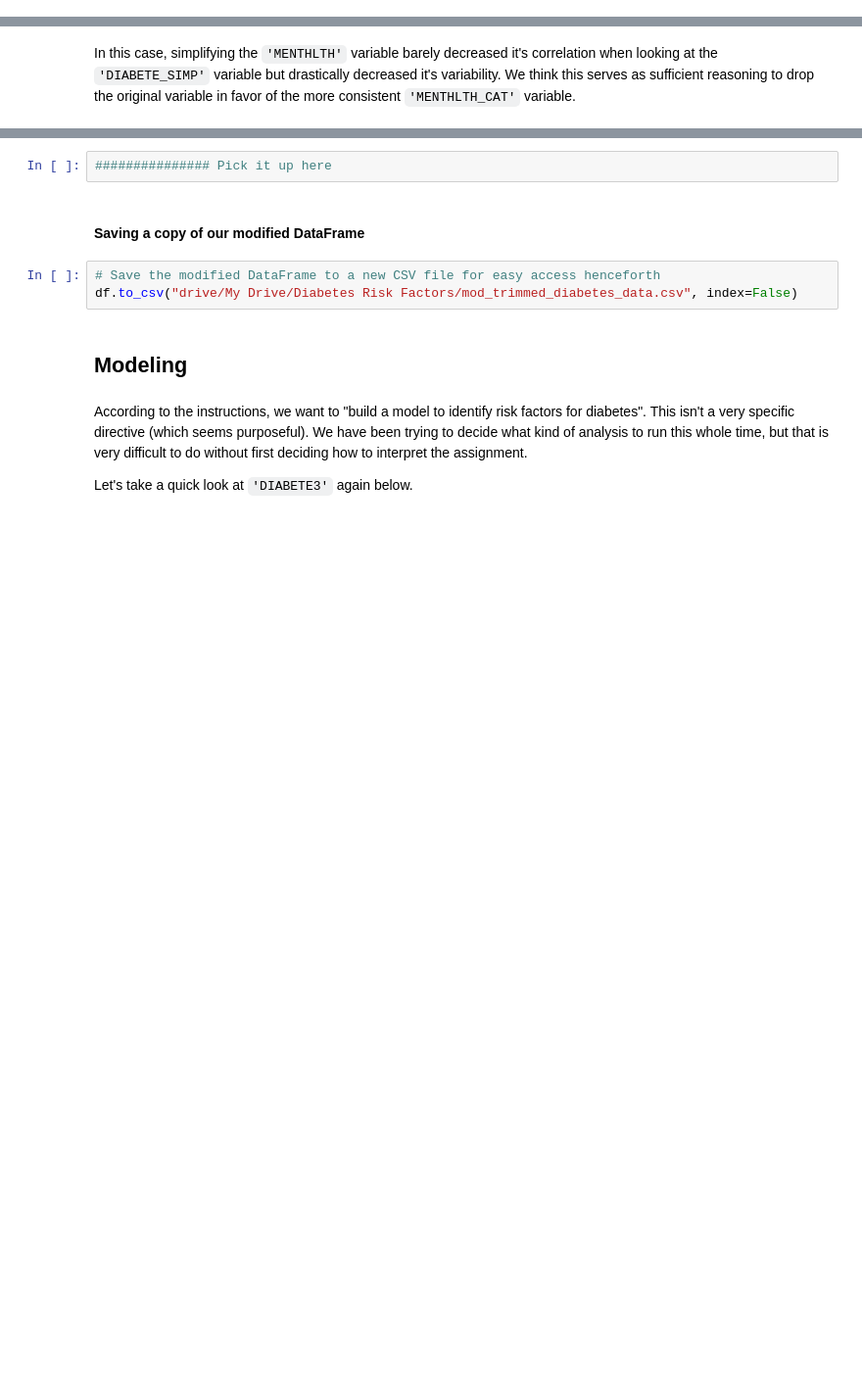
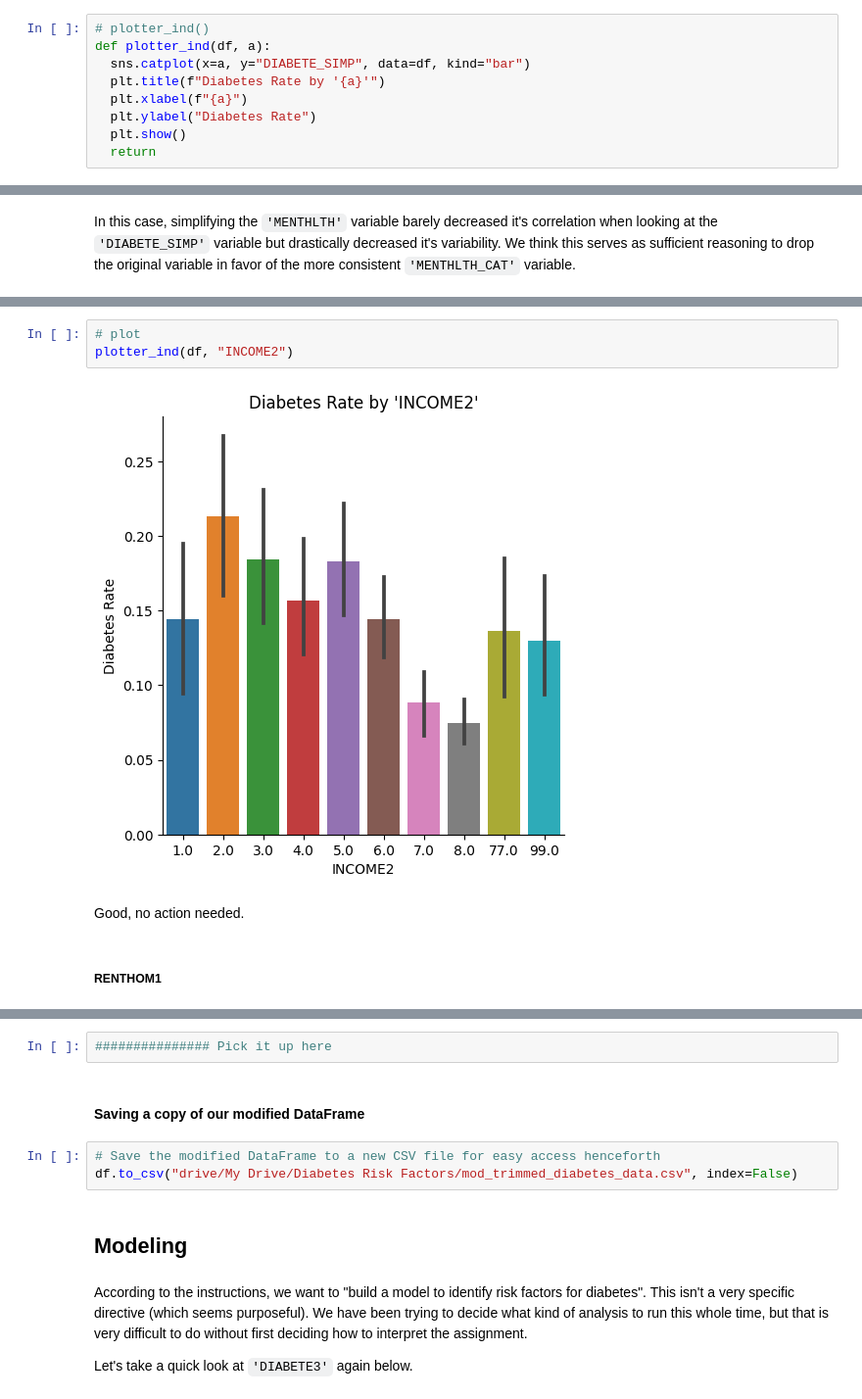
Before and after one commit to Chachi36/Diabetes-Factors-Demo-Notebook, a Jupyter notebook: Diabetes_Risk_Notebook.ipynb, the cells around one changed output, grey strips where cells are left out. Shown at 98% size. Cells and saved outputs as stored; diff of their text form; blank space fills up the shorter version.

```diff
--- a/Diabetes_Risk_Notebook.ipynb
+++ b/Diabetes_Risk_Notebook.ipynb
@@ -127,6 +127,15 @@ def give_counts(df, var):
   print(f"The number of people who did not answer for '{var}' is {count_a}.")
   print(f"The total number of entries is {len(df[var])}.")
   return
+# %%
+# plotter_ind()
+def plotter_ind(df, a):
+  sns.catplot(x=a, y="DIABETE_SIMP", data=df, kind="bar")
+  plt.title(f"Diabetes Rate by '{a}'")
+  plt.xlabel(f"{a}")
+  plt.ylabel("Diabetes Rate")
+  plt.show()
+  return
 # %%
 # Make a temporary DataFrame to manipulate
 tmp_df = pd.read_csv("drive/My Drive/Diabetes Risk Factors/complete_diabetes_data.csv")
@@ -2428,0 +2463,9 @@ df.drop("MENTHLTH", axis=1, inplace=True)
+# %%
+# plot
+plotter_ind(df, "INCOME2")
+# %% [output]
+[figure, added]
+# %% [markdown]
+Good, no action needed.
+# %% [markdown]
+##### **RENTHOM1**
```
Also changed, not shown: parts of 33 cells of this notebook.
